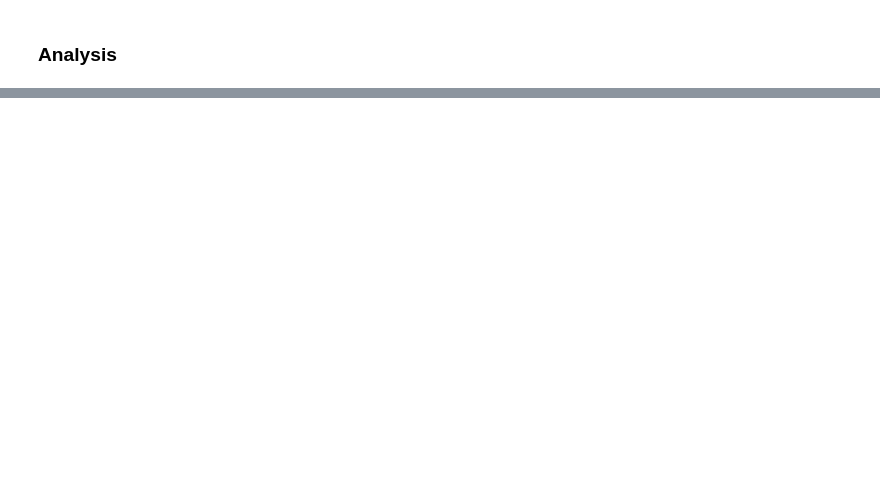
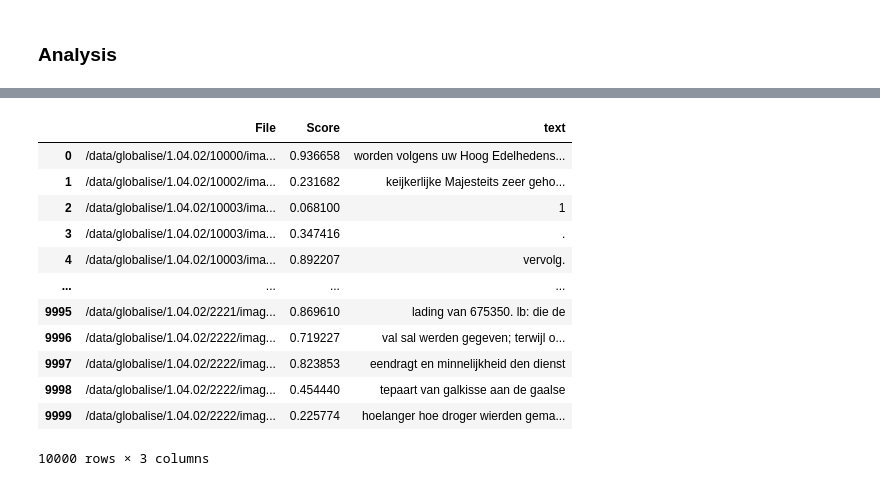
Before and after one commit to LAHTeR/nautilusocr, a Jupyter notebook: notebooks/quality.ipynb, the cells around one changed output, grey strips where cells are left out. Drawn from its saved outputs; the diff is of its cells as text; code cells hidden in the pictures; blank space fills up the shorter version.

```diff
--- a/notebooks/quality.ipynb
+++ b/notebooks/quality.ipynb
@@ -1117,0 +1198,19 @@ filtered.loc[filtered.prediction_nn != filtered.prediction_knn][
+# %%
+import tarfile
+import random
+
+ENCODING = "UTF-8"
+
+TOTAL_FILES = 6873
+LINES_PER_FILE = 10000
+
+OUTPUT_LINES = 10000
+
+total_lines = TOTAL_FILES * LINES_PER_FILE
+
+#line_numbers = set(random.choices(range(total_lines), k=OUTPUT_LINES))
+#file_numbers = {int(line / LINES_PER_FILE) for line in line_numbers}
+
+random_threshold = 1-(OUTPUT_LINES / total_lines)
+
+random_threshold
@@ -1117,0 +1219,17 @@ filtered.loc[filtered.prediction_nn != filtered.prediction_knn][
+# %%
+from tqdm import tqdm
+lines = []
+
+with tqdm(total=OUTPUT_LINES, unit="line") as pbar, tarfile.open(RESULTS_FILE, "r:bz2") as tar:
+    for tarinfo in tar:
+        if len(lines) >= OUTPUT_LINES:
+            break
+        for line in tar.extractfile(tarinfo):
+            if len(lines) >= OUTPUT_LINES:
+                break
+            if random.random() > random_threshold:
+                lines.append(line.decode(ENCODING))
+                pbar.update()
+
+
+lines
@@ -1117,0 +1254,20 @@ filtered.loc[filtered.prediction_nn != filtered.prediction_knn][
+# %%
+from io import StringIO
+import os
+
+stringio = StringIO(os.linesep.join(lines))
+pd.read_csv(stringio, delimiter="\t", header=None, names=["File", "Score", "text"])
+# %% [output]
+|  | File | Score | text |
+| 0 | /data/globalise/1.04.02/10000/ima... | 0.936658 | worden volgens uw Hoog Edelhedens... |
+| 1 | /data/globalise/1.04.02/10002/ima... | 0.231682 | keijkerlijke Majesteits zeer geho... |
+| 2 | /data/globalise/1.04.02/10003/ima... | 0.068100 | 1 |
+| 3 | /data/globalise/1.04.02/10003/ima... | 0.347416 | . |
+| 4 | /data/globalise/1.04.02/10003/ima... | 0.892207 | vervolg. |
+| ... | ... | ... | ... |
+| 9995 | /data/globalise/1.04.02/2221/imag... | 0.869610 | lading van 675350. lb: die de |
+| 9996 | /data/globalise/1.04.02/2222/imag... | 0.719227 | val sal werden gegeven; terwijl o... |
+| 9997 | /data/globalise/1.04.02/2222/imag... | 0.823853 | eendragt en minnelijkheid den dienst |
+| 9998 | /data/globalise/1.04.02/2222/imag... | 0.454440 | tepaart van galkisse aan de gaalse |
+| 9999 | /data/globalise/1.04.02/2222/imag... | 0.225774 | hoelanger hoe droger wierden gema... |
+10000 rows × 3 columns
```
Also changed, not shown: parts of 35 cells of this notebook.
